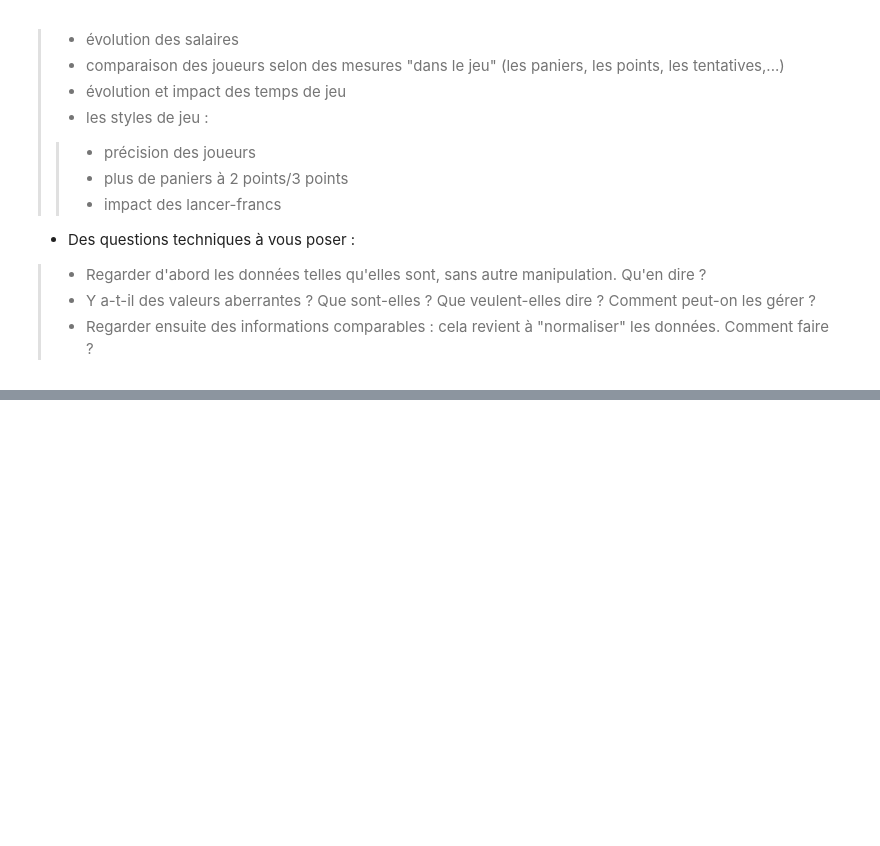
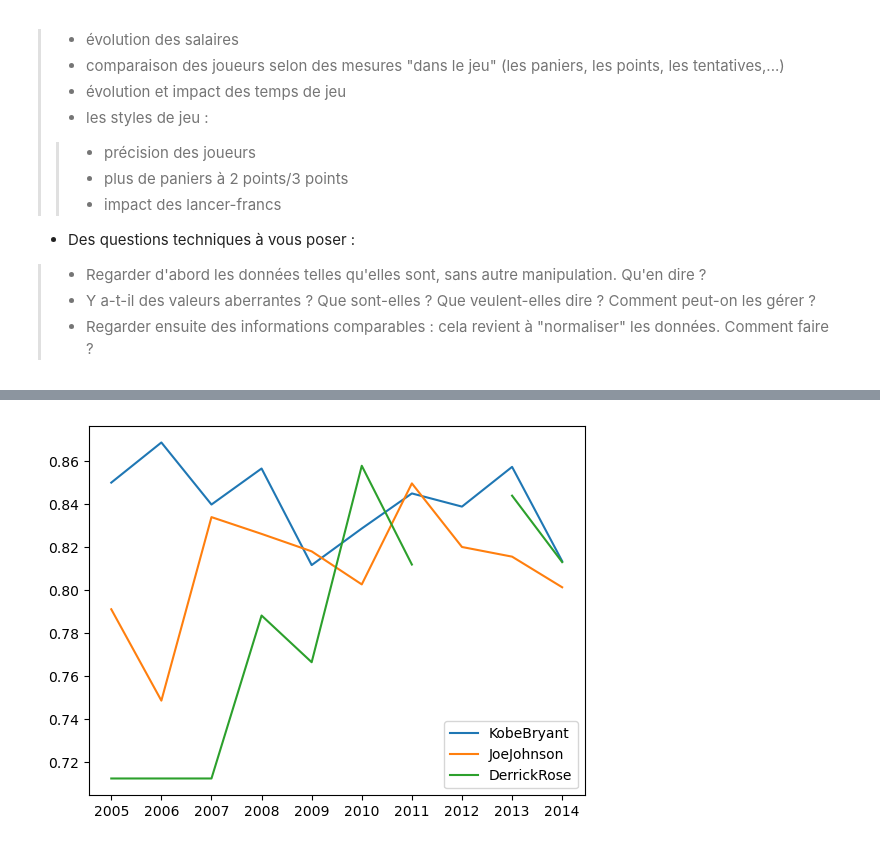
Before and after one commit to louiskuhn/IA-P3-Euskadi, a Jupyter notebook: Ressources/Python/2. Visualisation graphique/7. Mini-projet NBA.ipynb, the cells around one changed output, grey strips where cells are left out. Cells and saved outputs as stored; diff of their text form; code cells hidden in the pictures; blank space fills up the shorter version.

```diff
--- a/Ressources/Python/2. Visualisation graphique/7. Mini-projet NBA.ipynb
+++ b/Ressources/Python/2. Visualisation graphique/7. Mini-projet NBA.ipynb
@@ -179,0 +197,4 @@ Vous trouverez quelques pistes possibles pour l'analyse ci-dessous.
+# %%
+courbe(FreeThrows/FreeThrowsAttempts, ['KobeBryant', 'JoeJohnson', 'DerrickRose'])
+# %% [output]
+[figure, added]
```
Also changed, not shown: parts of 4 cells of this notebook, 3 other files.
